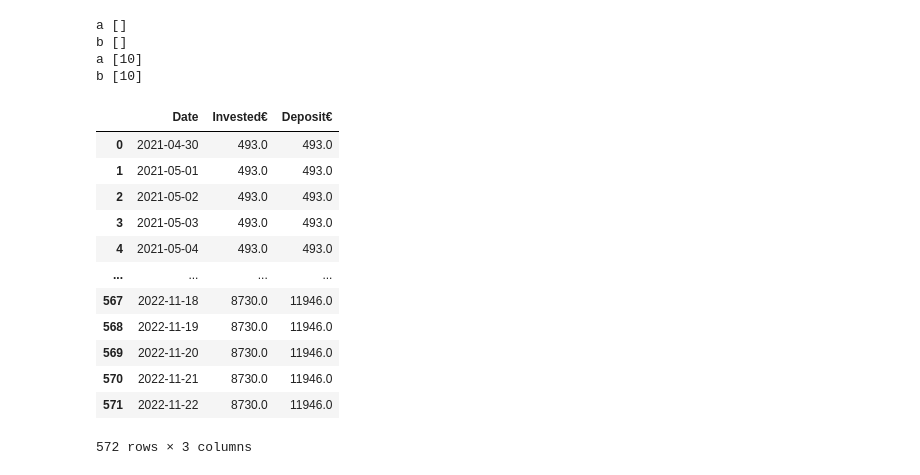
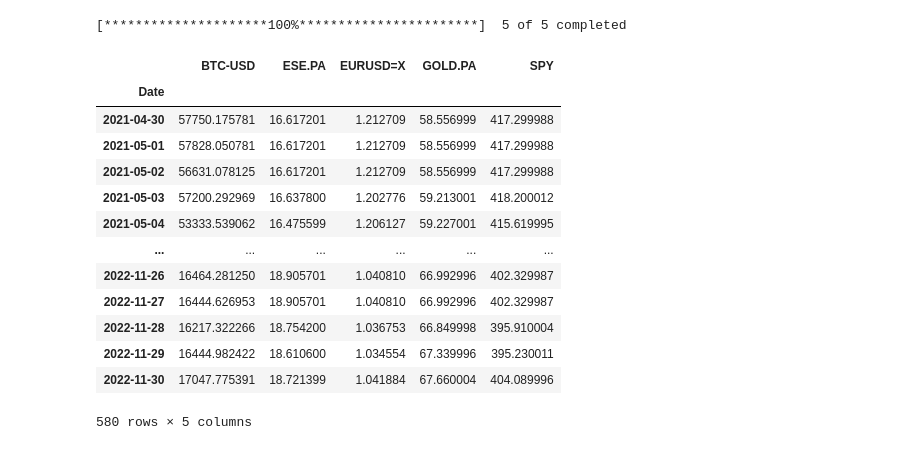
Before and after one commit to vixen-cordier/dashboards, a Jupyter notebook: book.ipynb, the cells around one changed output. Drawn from its saved outputs; the diff is of its cells as text; code cells hidden in the pictures.

```diff
--- a/book.ipynb
+++ b/book.ipynb
@@ -185,40 +124,3 @@ ZEN
-# %%
-a = b = []
-print('a', a)
-print('b', b)
-a.append(10)
-print('a', a)
-print('b', b)
-# %% [output]
-a []
-b []
-a [10]
-b [10]
-# %%
-import datetime as dt
-df = pd.DataFrame({'Date': pd.date_range(start=min(df_portfolio['Date']), end=dt.datetime.now())})
-
-df = df.merge(df_invested.reset_index()[['Date', 'Invested€']].astype({'Date': 'datetime64[ns]', 'Invested€': 'int64'}), on='Date', how='left').ffill()
-df = df.merge(df_deposit.reset_index()[['Date', 'Deposit€']].astype({'Date': 'datetime64[ns]', 'Deposit€': 'int64'}), on='Date', how='left').ffill()
-# df = df.merge(df_invested.reset_index().astype({'Date': 'datetime64[ns]'})['Invested€'], how='left', on='Date').ffill()
-# df = df.merge(df_deposit['Deposit€'], how='left', left_index=True, right_index=True).ffill()
-# df = df.merge(df_invested[['Date']], how='left', left_index=True, right_on='Date')
-# df = pd.merge(pd.DataFrame(index=pd.date_range(start=min(df_portfolio['Date']), end=max(df_portfolio['Date']))), df_deposit['Date'].astype('datetime64[ns]'), left_index=True, right_on='Date')
-df
-# %% [output]
-|  | Date | Invested€ | Deposit€ |
-| 0 | 2021-04-30 | 493.0 | 493.0 |
-| 1 | 2021-05-01 | 493.0 | 493.0 |
-| 2 | 2021-05-02 | 493.0 | 493.0 |
-| 3 | 2021-05-03 | 493.0 | 493.0 |
-| 4 | 2021-05-04 | 493.0 | 493.0 |
-| ... | ... | ... | ... |
-| 567 | 2022-11-18 | 8730.0 | 11946.0 |
-| 568 | 2022-11-19 | 8730.0 | 11946.0 |
-| 569 | 2022-11-20 | 8730.0 | 11946.0 |
-| 570 | 2022-11-21 | 8730.0 | 11946.0 |
-| 571 | 2022-11-22 | 8730.0 | 11946.0 |
-572 rows × 3 columns
 # %%
 import plotly.graph_objects as go
 
@@ -228 +131,20 @@ fig.add_trace(go.Scatter(x=df['Date'], y=df['Invested€']))
 fig.show()
+# %%
+tic = yf.download('SPY EURUSD=X BTC-USD ESE.PA GOLD.PA', start=min(df_portfolio['Date']))['Close'].ffill()
+tic
+# %% [output]
+[*********************100%***********************]  5 of 5 completed
+|  | BTC-USD | ESE.PA | EURUSD=X | GOLD.PA | SPY |
+| Date |  |  |  |  |  |
+| 2021-04-30 | 57750.175781 | 16.617201 | 1.212709 | 58.556999 | 417.299988 |
+| 2021-05-01 | 57828.050781 | 16.617201 | 1.212709 | 58.556999 | 417.299988 |
+| 2021-05-02 | 56631.078125 | 16.617201 | 1.212709 | 58.556999 | 417.299988 |
+| 2021-05-03 | 57200.292969 | 16.637800 | 1.202776 | 59.213001 | 418.200012 |
+| 2021-05-04 | 53333.539062 | 16.475599 | 1.206127 | 59.227001 | 415.619995 |
+| ... | ... | ... | ... | ... | ... |
+| 2022-11-26 | 16464.281250 | 18.905701 | 1.040810 | 66.992996 | 402.329987 |
+| 2022-11-27 | 16444.626953 | 18.905701 | 1.040810 | 66.992996 | 402.329987 |
+| 2022-11-28 | 16217.322266 | 18.754200 | 1.036753 | 66.849998 | 395.910004 |
+| 2022-11-29 | 16444.982422 | 18.610600 | 1.034554 | 67.339996 | 395.230011 |
+| 2022-11-30 | 17047.775391 | 18.721399 | 1.041884 | 67.660004 | 404.089996 |
+580 rows × 5 columns
```
Also changed, not shown: parts of 7 cells of this notebook.
